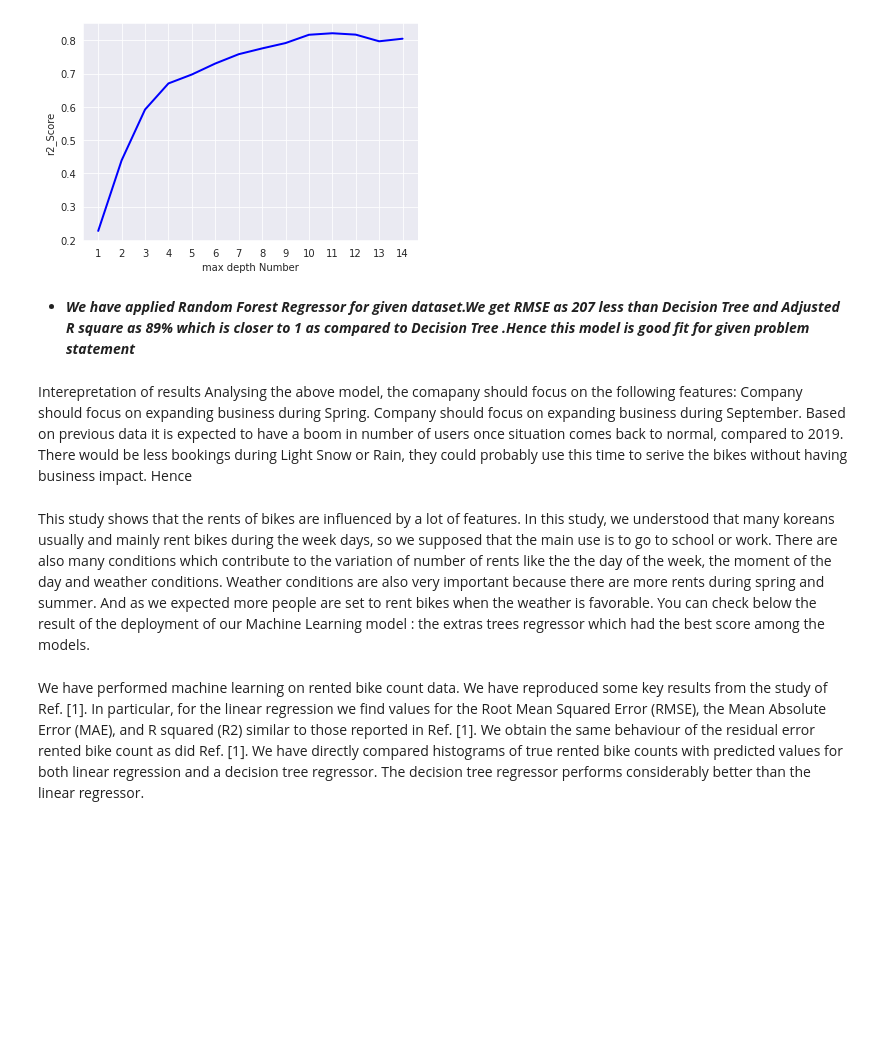
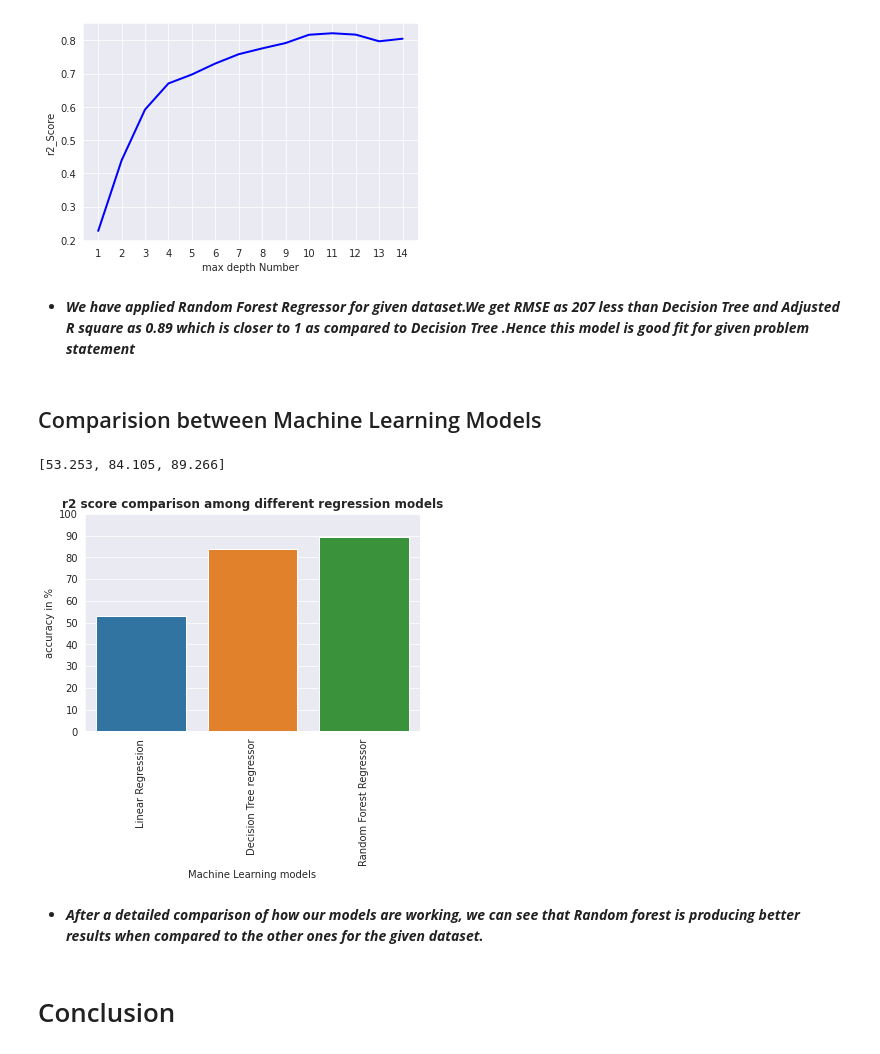
Before and after one commit to Manjari-001/Bike-Demand-Prediction, a Jupyter notebook: ML_Regression_Capstone__Project.ipynb, the cells around one changed output. Saved outputs shown, nothing was run; the diff lists cells and outputs as text; code cells hidden in the pictures; blank space fills up the shorter version.

```diff
--- a/ML_Regression_Capstone__Project.ipynb
+++ b/ML_Regression_Capstone__Project.ipynb
@@ -477,6 +488,7 @@ print(f"MSE -: {mse(ytest, ypred)}")
 print(f"RMSE -: {np.sqrt(mse(ytest, ypred))}")
 print(f"R-Squared accuracy -: {r2_score(ytest, ypred)}")
 print(f"Adj R^2 -: {1-(1-linreg.score(xtest,ytest))*(len(ytest)-1)/(len(ytest)-xtest.shape[1]-1)}")
+linear_reg_accuracy=r2_score(ytest, ypred)
 # %% [output]
 MAE -: 328.42337356142406
 MSE -: 197729.14962130532
@@ -566,6 +589,7 @@ print(f"MSE -: {mse(ytest, ypred)}")
 print(f"RMSE -: {np.sqrt(mse(ytest, ypred))}")
 print(f"R-Squared accuracy -: {r2_score(ytest, ypred)}")
 print(f"Adj R^2 -: {1-(1-dt_reg1.score(xtest,ytest))*(len(ytest)-1)/(len(ytest)-xtest.shape[1]-1)}")
+decision_tree_accuracy=r2_score(ytest, ypred)
 # %% [output]
 MAE -: 156.21345726508397
 MSE -: 67230.66993157589
@@ -636,22 +661,30 @@ plt.show()
 # %% [output]
 [figure]
 # %% [markdown]
-- ***We have applied Random Forest Regressor for given dataset.We get RMSE as 207 less than Decision Tree and Adjusted R square as 89% which is closer to 1 as compared to Decision Tree .Hence this model is good fit for given problem statement***
+- ***We have applied Random Forest Regressor for given dataset.We get RMSE as 207 less than Decision Tree and Adjusted R square as 0.89 which is closer to 1 as compared to Decision Tree .Hence this model is good fit for given problem statement***
-# %% [markdown]
-Interepretation of results
-Analysing the above model, the comapany should focus on the following features:
-Company should focus on expanding business during Spring.
-Company should focus on expanding business during September.
-Based on previous data it is expected to have a boom in number of users once situation comes back to normal, compared to 2019.
-There would be less bookings during Light Snow or Rain, they could probably use this time to serive the bikes without having business impact.
-Hence
-# %% [markdown]
-This study shows that the rents of bikes are influenced by a lot of features. In this study, we understood that many koreans usually and mainly rent bikes during the week days, so we supposed that the main use is to go to school or work. There are also many conditions which contribute to the variation of number of rents like the the day of the week, the moment of the day and weather conditions. Weather conditions are also very important because there are more rents during spring and summer. And as we expected more people are set to rent bikes when the weather is favorable.
-You can check below the result of the deployment of our Machine Learning model : the extras trees regressor which had the best score among the models.
-# %% [markdown]
-We have performed machine learning on rented bike count data. We have reproduced some key results from the
-study of Ref. [1]. In particular, for the linear regression we find values for the Root Mean Squared Error (RMSE),
-the Mean Absolute Error (MAE), and R squared (R2) similar to those reported in Ref. [1]. We obtain the same
-behaviour of the residual error rented bike count as did Ref. [1]. We have directly compared histograms of true
-rented bike counts with predicted values for both linear regression and a decision tree regressor. The decision
-tree regressor performs considerably better than the linear regressor.
+# %% [markdown]
+## Comparision between Machine Learning Models
+# %%
+# Accuracy of given models
+models = ["Linear Regression","Decision Tree regressor","Random Forest Regressor"]
+accuracy = [linear_reg_accuracy,decision_tree_accuracy,random_forest_accuracy]
+for i in range(0,len(accuracy)):
+    accuracy[i]=np.round(accuracy[i]*100,decimals=3)
+print(accuracy)
+# %% [output]
+[53.253, 84.105, 89.266]
+# %%
+# Bar plot to compare r2 score of different models
+compare = sns.barplot(x=models,y=accuracy)
+plt.yticks(np.arange(0,101,10))
+plt.xticks(rotation=90,fontsize=10)
+plt.xlabel("Machine Learning models")
+plt.ylabel("accuracy in %")
+plt.title('r2 score comparison among different regression models',fontweight='bold')
+plt.show()
+# %% [output]
+[figure, added]
+# %% [markdown]
+- ***After a detailed comparison of how our models are working, we can see that Random forest is producing better results when compared to the other ones for the given dataset.***
+# %% [markdown]
+# Conclusion
```
Also changed, not shown: parts of 47 cells of this notebook.
